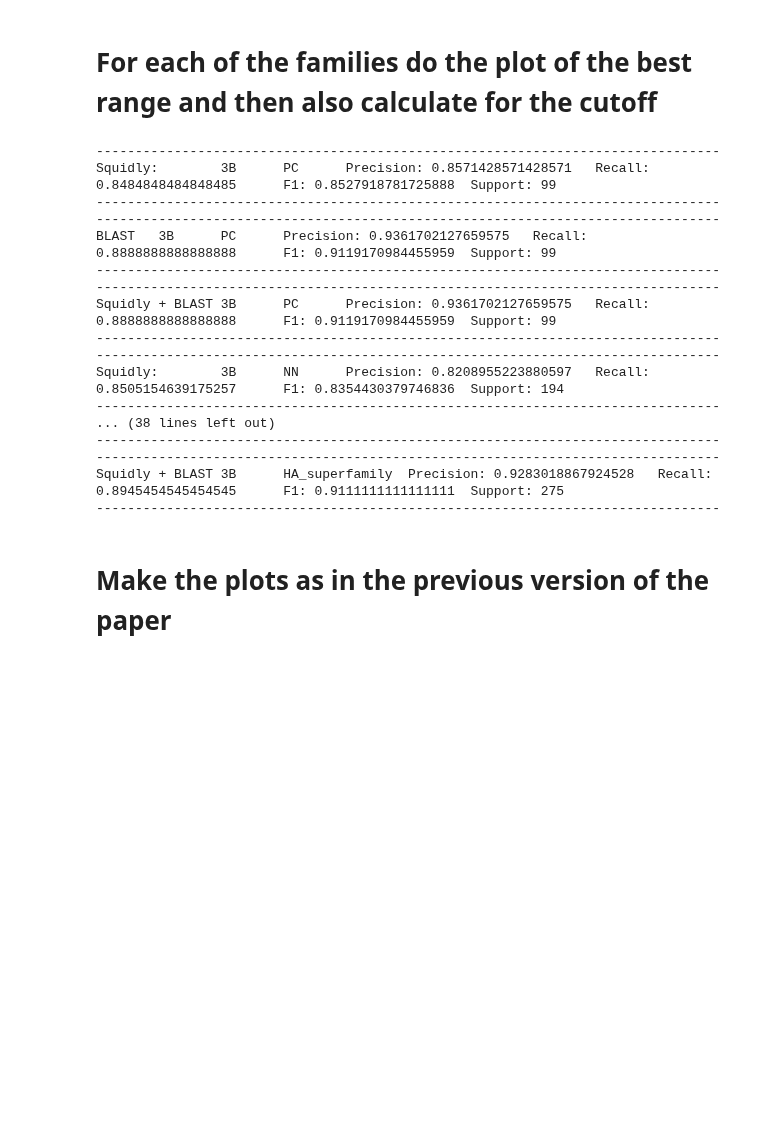
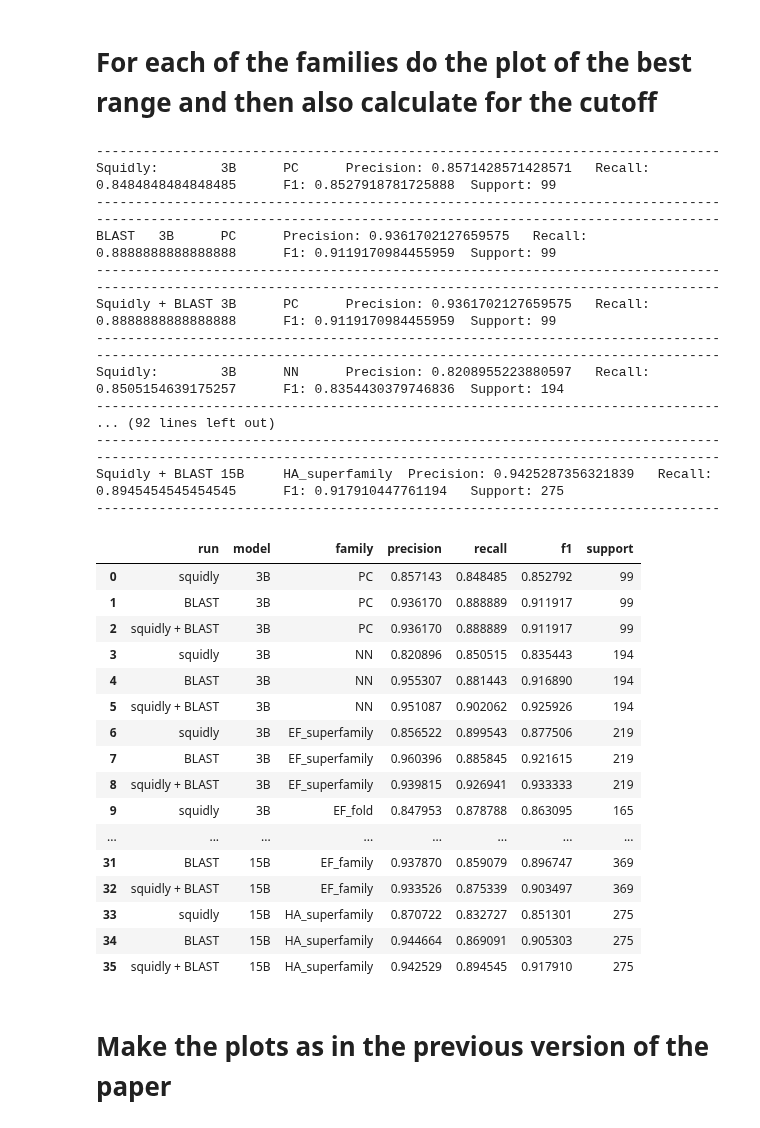
Before and after one commit to WRiegs/Squidly, a Jupyter notebook: revision/SquidlyRevision_BenchmarkAEGAN-BLAST.ipynb, the cells around one changed output. Drawn from its saved outputs; the diff is of its cells as text; code cells hidden in the pictures; blank space fills up the shorter version.

```diff
--- a/revision/SquidlyRevision_BenchmarkAEGAN-BLAST.ipynb
+++ b/revision/SquidlyRevision_BenchmarkAEGAN-BLAST.ipynb
@@ -144,7 +144,6 @@ u.dp(['Number of AEGAN training set:', len(training_df)])
 # %% [markdown]
 # For each of the families do the plot of the best range and then also calculate for the cutoff
 # %%
-
 files = ['PC',
          'NN',
          'EF_superfamily',
@@ -153,7 +152,7 @@ files = ['PC',
          'HA_superfamily']
 
 rows = []
-for model in ['3B']:
+for model in ['3B', '15B']:
     for family in files:
         # First join each of the data frames from the individual runs then compute the uncertainties
         squidly_ensemble = pd.read_pickle(f'output/families_{model}/{family}/squidly_squidly.pkl')
@@ -169,7 +168,7 @@ for model in ['3B']:
 
         precision, recall, f1, support = calculate_stats(true_df, 'label', 'UniProtResidue', 'Squidly_Ensemble_Residues', 'Sequence')
         u.err_p(['Squidly:', model, family, f'Precision: {precision}', f'Recall: {recall}', f'F1: {f1}', f'Support: {support}'])
-
+        rows.append(['squidly', model, family, precision, recall, f1, support])
         # Also print out the BLAST + squidly results
         true_df = swissprot[swissprot['Entry'].isin(test_ids)]
         true_df.set_index('Entry', inplace=True)
@@ -185,6 +184,7 @@ for model in ['3B']:
         precision, recall, f1, support = calculate_stats(true_df, 'label', 'UniProtResidue', 'BLAST_residues', 'Sequence')
 
         u.warn_p(['BLAST', model, family, f'Precision: {precision}', f'Recall: {recall}', f'F1: {f1}', f'Support: {support}'])
+        rows.append(['BLAST', model, family, precision, recall, f1, support])
 
         # Also print out the BLAST + squidly results
         true_df = swissprot[swissprot['Entry'].isin(test_ids)]
@@ -201,6 +201,9 @@ for model in ['3B']:
         precision, recall, f1, support = calculate_stats(true_df, 'label', 'UniProtResidue', 'residues', 'Sequence')
 
         u.dp(['Squidly + BLAST', model, family, f'Precision: {precision}', f'Recall: {recall}', f'F1: {f1}', f'Support: {support}'])
+        rows.append(['squidly + BLAST', model, family, precision, recall, f1, support])
+
+df = pd.DataFrame(rows, columns=['run', 'model', 'family', 'precision', 'recall', 'f1', 'support'])
 # %% [output]
 --------------------------------------------------------------------------------
 Squidly:        3B      PC      Precision: 0.8571428571428571   Recall: 0.8484848484848485      F1: 0.8527918781725888  Support: 99
@@ -214,8 +217,28 @@ Squidly + BLAST 3B      PC      Precision: 0.9361702127659575   Recall: 0.888888
 --------------------------------------------------------------------------------
 Squidly:        3B      NN      Precision: 0.8208955223880597   Recall: 0.8505154639175257      F1: 0.8354430379746836  Support: 194
 --------------------------------------------------------------------------------
-... (38 lines left out)
+... (92 lines left out)
 --------------------------------------------------------------------------------
 --------------------------------------------------------------------------------
-Squidly + BLAST 3B      HA_superfamily  Precision: 0.9283018867924528   Recall: 0.8945454545454545      F1: 0.9111111111111111  Support: 275
+Squidly + BLAST 15B     HA_superfamily  Precision: 0.9425287356321839   Recall: 0.8945454545454545      F1: 0.917910447761194   Support: 275
 --------------------------------------------------------------------------------
+# %%
+df
+# %% [output]
+|  | run | model | family | precision | recall | f1 | support |
+| 0 | squidly | 3B | PC | 0.857143 | 0.848485 | 0.852792 | 99 |
+| 1 | BLAST | 3B | PC | 0.936170 | 0.888889 | 0.911917 | 99 |
+| 2 | squidly + BLAST | 3B | PC | 0.936170 | 0.888889 | 0.911917 | 99 |
+| 3 | squidly | 3B | NN | 0.820896 | 0.850515 | 0.835443 | 194 |
+| 4 | BLAST | 3B | NN | 0.955307 | 0.881443 | 0.916890 | 194 |
+| 5 | squidly + BLAST | 3B | NN | 0.951087 | 0.902062 | 0.925926 | 194 |
+| 6 | squidly | 3B | EF_superfamily | 0.856522 | 0.899543 | 0.877506 | 219 |
+| 7 | BLAST | 3B | EF_superfamily | 0.960396 | 0.885845 | 0.921615 | 219 |
+| 8 | squidly + BLAST | 3B | EF_superfamily | 0.939815 | 0.926941 | 0.933333 | 219 |
+| 9 | squidly | 3B | EF_fold | 0.847953 | 0.878788 | 0.863095 | 165 |
+| ... | ... | ... | ... | ... | ... | ... | ... |
+| 31 | BLAST | 15B | EF_family | 0.937870 | 0.859079 | 0.896747 | 369 |
+| 32 | squidly + BLAST | 15B | EF_family | 0.933526 | 0.875339 | 0.903497 | 369 |
+| 33 | squidly | 15B | HA_superfamily | 0.870722 | 0.832727 | 0.851301 | 275 |
+| 34 | BLAST | 15B | HA_superfamily | 0.944664 | 0.869091 | 0.905303 | 275 |
+| 35 | squidly + BLAST | 15B | HA_superfamily | 0.942529 | 0.894545 | 0.917910 | 275 |
```
Also changed, not shown: parts of 6 cells of this notebook, 25 other files.
